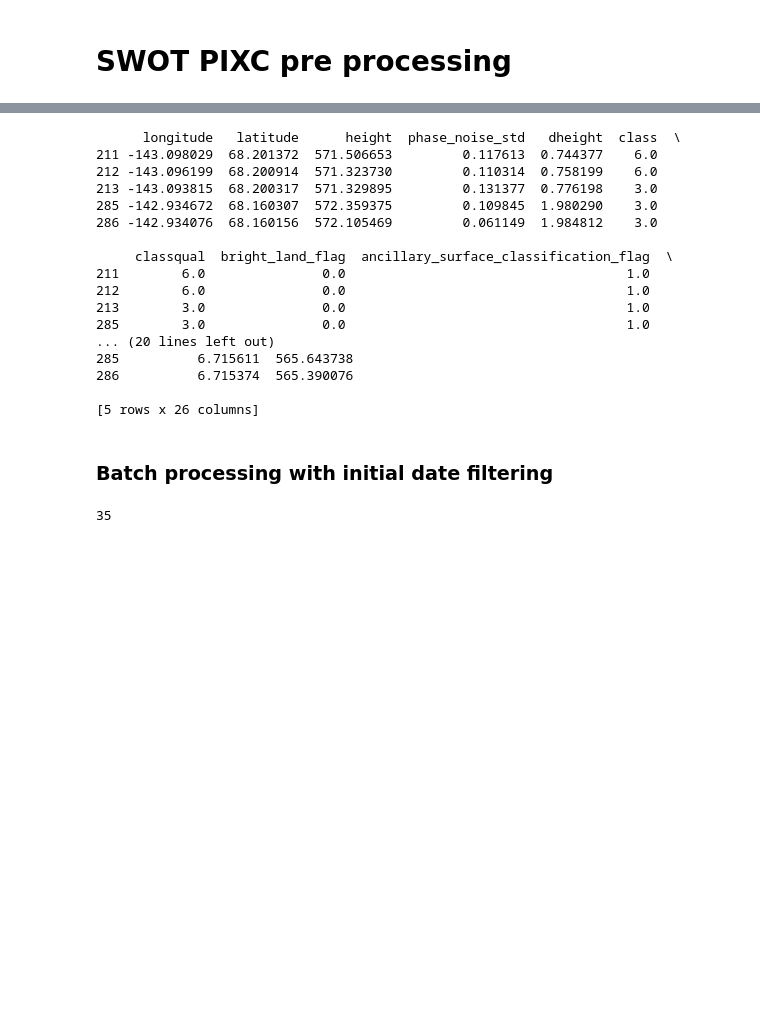
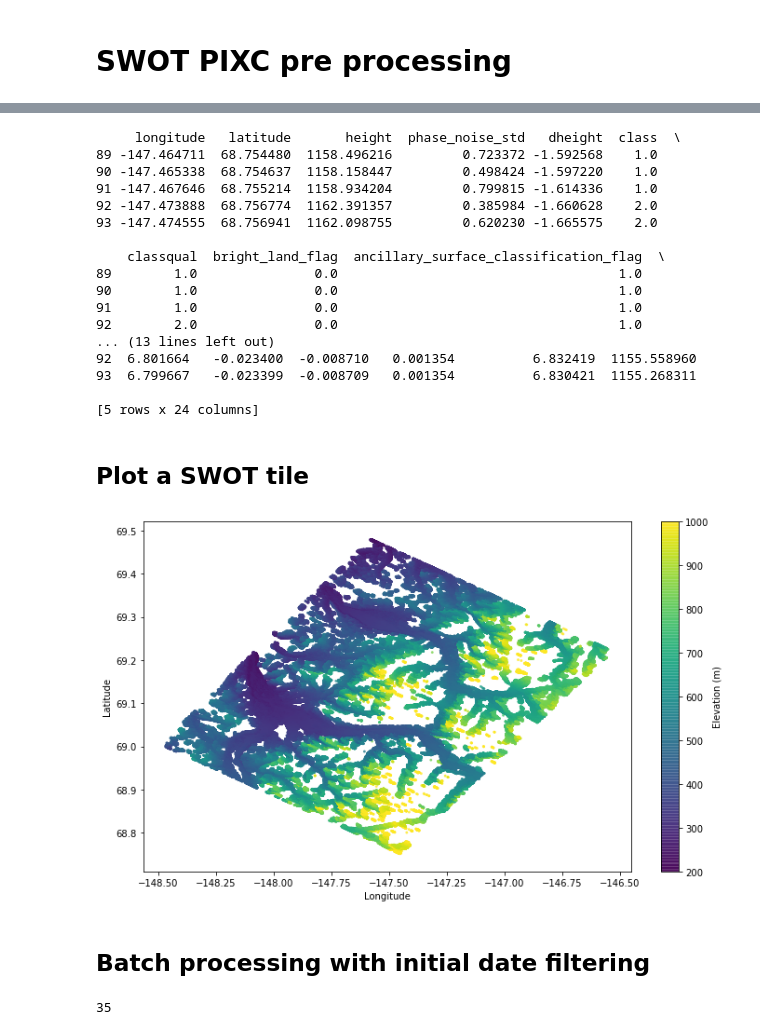
Before and after one commit to mlmac-seid/SWOT-aufeis, a Jupyter notebook: 1.2_SWOT_PIXC_pre-processing.ipynb, the cells around one changed output, grey strips where cells are left out. Cells and saved outputs as stored; diff of their text form; code cells hidden in the pictures; blank space fills up the shorter version.

```diff
--- a/1.2_SWOT_PIXC_pre-processing.ipynb
+++ b/1.2_SWOT_PIXC_pre-processing.ipynb
@@ -9,6 +11,6 @@ import numpy as np
 # %%
 # ---------- Filepath ----------
-aufeis_test_tile_filepath = "../../../../shared_space/SWOT_Aufeis/SWOT_PIXC_data/SWOT_L2_HR_PIXC_033_487_278R_20250605T070551_20250605T070602_PID0_01.nc"
+aufeis_test_tile_filepath = "../../../../shared_space/SWOT_Aufeis/SWOT_PIXC_data/SWOT_L2_HR_PIXC_035_543_279L_20250719T003714_20250719T003725_PID0_01.nc"
 
 # NetCDF structure check
 import netCDF4
@@ -62,7 +46,7 @@ SWOT_Points = pd.DataFrame({
     "sig0_qual": getvar("sig0_qual"),
     "crosstrack": getvar("cross_track"),
     "pixel_area": getvar("pixel_area"),
-    "darea_dheight": getvar("darea_dheight"),
+#     "darea_dheight": getvar("darea_dheight"),
     # elevation corrections
     "geoid": getvar("geoid"),
     "solid_tide": getvar("solid_earth_tide"),
@@ -71,7 +55,7 @@ SWOT_Points = pd.DataFrame({
 })
 
 # Derive elevation & height uncertainty
-SWOT_Points["height_uncert"] = SWOT_Points["phase_noise_std"] * SWOT_Points["dheight"]
+# SWOT_Points["height_uncert"] = SWOT_Points["phase_noise_std"] * SWOT_Points["dheight"]
 SWOT_Points["geoid_correction"] = SWOT_Points["geoid"] - SWOT_Points["solid_tide"] - SWOT_Points["load_tide"] - SWOT_Points["pole_tide"]
 SWOT_Points["elevation"] = SWOT_Points["height"] - SWOT_Points["geoid_correction"]
 
@@ -79,36 +63,36 @@ SWOT_Points["elevation"] = SWOT_Points["height"] - SWOT_Points["geoid_correction
 SWOT_Points = SWOT_Points.dropna(how="all")
 
 # Quality filtering
-geolocqual_problem_bits = {
-    4, 4101, 5, 6, 4100, 4102, 524292, 524293, 524294, 524295,
-    528389, 528390, 7, 528388, 16777220, 17301508, 17305604,
-    528391, 4103
-}
+# geolocqual_problem_bits = {
+#     4, 4101, 5, 6, 4100, 4102, 524292, 524293, 524294, 524295,
+#     528389, 528390, 7, 528388, 16777220, 17301508, 17305604,
+#     528391, 4103
+# }
 
 SWOT_Points = SWOT_Points[
-    (~SWOT_Points["geolocqual"].isin(geolocqual_problem_bits)) &
+#     (~SWOT_Points["geolocqual"].isin(geolocqual_problem_bits)) &
     (SWOT_Points["crosstrack"].abs().between(10000, 60000))]
 
 print(SWOT_Points.head())
 fp.close()
 # %% [output]
-      longitude   latitude      height  phase_noise_std   dheight  class  \
-211 -143.098029  68.201372  571.506653         0.117613  0.744377    6.0
-212 -143.096199  68.200914  571.323730         0.110314  0.758199    6.0
-213 -143.093815  68.200317  571.329895         0.131377  0.776198    3.0
-285 -142.934672  68.160307  572.359375         0.109845  1.980290    3.0
-286 -142.934076  68.160156  572.105469         0.061149  1.984812    3.0
+     longitude   latitude       height  phase_noise_std   dheight  class  \
+89 -147.464711  68.754480  1158.496216         0.723372 -1.592568    1.0
+90 -147.465338  68.754637  1158.158447         0.498424 -1.597220    1.0
+91 -147.467646  68.755214  1158.934204         0.799815 -1.614336    1.0
+92 -147.473888  68.756774  1162.391357         0.385984 -1.660628    2.0
+93 -147.474555  68.756941  1162.098755         0.620230 -1.665575    2.0
 
-     classqual  bright_land_flag  ancillary_surface_classification_flag  \
-211        6.0               0.0                                    1.0
-212        6.0               0.0                                    1.0
-213        3.0               0.0                                    1.0
-285        3.0               0.0                                    1.0
-... (20 lines left out)
-285          6.715611  565.643738
-286          6.715374  565.390076
+    classqual  bright_land_flag  ancillary_surface_classification_flag  \
+89        1.0               0.0                                    1.0
+90        1.0               0.0                                    1.0
+91        1.0               0.0                                    1.0
+92        2.0               0.0                                    1.0
+... (13 lines left out)
+92  6.801664   -0.023400  -0.008710   0.001354          6.832419  1155.558960
+93  6.799667   -0.023399  -0.008709   0.001354          6.830421  1155.268311
 
-[5 rows x 26 columns]
+[5 rows x 24 columns]
 # %%
 # Need to add metadata attributes
 
@@ -131,5 +143,29 @@ SWOT_Points["time"] = time_granule_start # just taking start time since it's a d
+# %% [markdown]
+## Plot a SWOT tile
+# %%
+# plot the singular tile
+
+# subset to just lat/lon and variable to plot (e.g. elevation, sig0)
+SWOT_Points_for_plot = SWOT_Points.dropna(subset=["longitude","latitude","elevation"]).copy()
+# %%
+fig, ax = plt.subplots(figsize=(10,6))
+sc = ax.scatter(SWOT_Points_for_plot["longitude"], SWOT_Points_for_plot["latitude"],
+                c=SWOT_Points_for_plot["elevation"],
+                cmap="viridis",           # change to "terrain", "plasma", etc.
+                s=8,                      # marker size
+                alpha=0.8,
+                linewidth=0,
+                vmin= 200, vmax= 1000)
+ax.set_xlabel("Longitude")
+ax.set_ylabel("Latitude")
+# ax.set_title("")
+cbar = plt.colorbar(sc, ax=ax, label="Elevation (m)")
+plt.tight_layout()
+plt.show()
+# %% [output]
+[figure, added]
 # %% [markdown]
-### Batch processing with initial date filtering
+## Batch processing with initial date filtering
 # %%
 import os
 import glob
```
Also changed, not shown: parts of 8 cells of this notebook, 1 other file.
